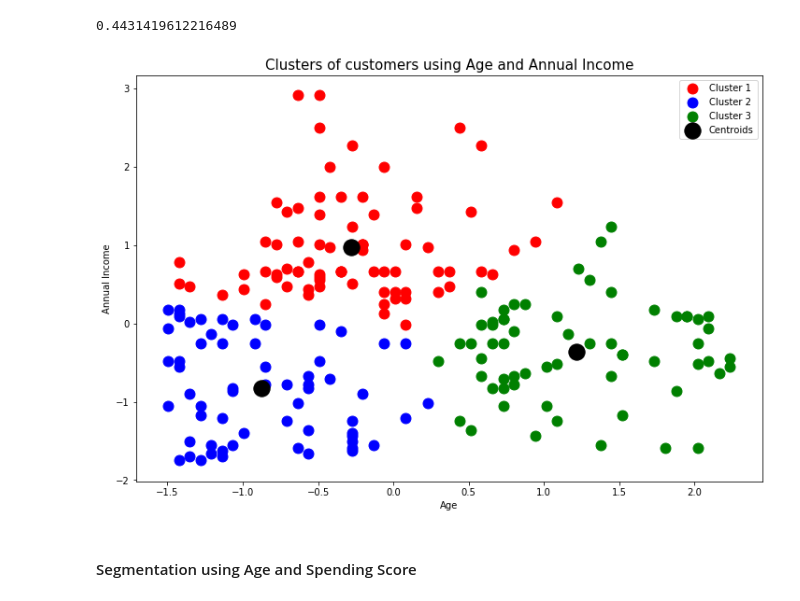
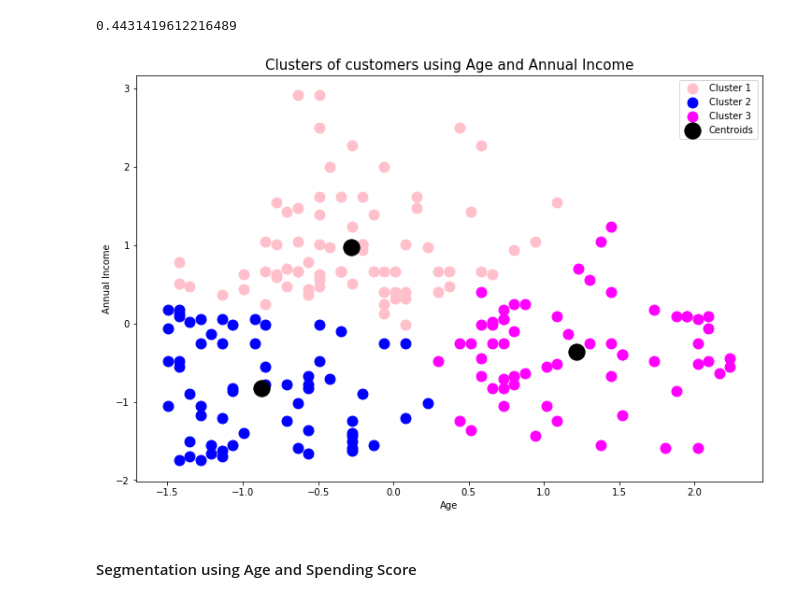
Before and after one commit to BMariam/machine_learning_portfolio, a Jupyter notebook: mall_customer_segmentation_using_KMeans/Mall_Customers.ipynb, the cells around one changed output. Saved outputs shown, nothing was run; the diff lists cells and outputs as text; code cells hidden in the pictures.

```diff
--- a/mall_customer_segmentation_using_KMeans/Mall_Customers.ipynb
+++ b/mall_customer_segmentation_using_KMeans/Mall_Customers.ipynb
@@ -259,23 +259,23 @@ print(metrics.silhouette_score(df_1, clusters))
 # %%
 plt.figure(figsize = (12, 8))
 
 plt.scatter(df_1[clusters == 0, 0], df_1[clusters == 0, 1],
-            s = 120, c = 'red', label = 'Cluster 1')
+            s = 120, c = 'pink', label = 'Cluster 1')
 plt.scatter(df_1[clusters == 1, 0], df_1[clusters == 1, 1],
             s = 120, c = 'blue', label = 'Cluster 2')
 plt.scatter(df_1[clusters == 2, 0], df_1[clusters == 2, 1],
-            s = 120, c = 'green', label = 'Cluster 3')
+            s = 120, c = 'magenta', label = 'Cluster 3')
 
 plt.scatter(kmeans_1.cluster_centers_[:, 0], kmeans_1.cluster_centers_[:, 1],
             s = 300, c = 'black', label = 'Centroids')
 
 plt.title("Clusters of customers using Age and Annual Income", fontsize = 15)
 plt.xlabel("Age")
 plt.ylabel("Annual Income")
 plt.legend(loc = 0)
 plt.show()
 # %% [output]
-[figure, old version]
+[figure, new version]
 # %% [markdown]
 #### Segmentation using Age and Spending Score
 # %%
```
Also changed, not shown: parts of 1 cell of this notebook, 1 other file.
